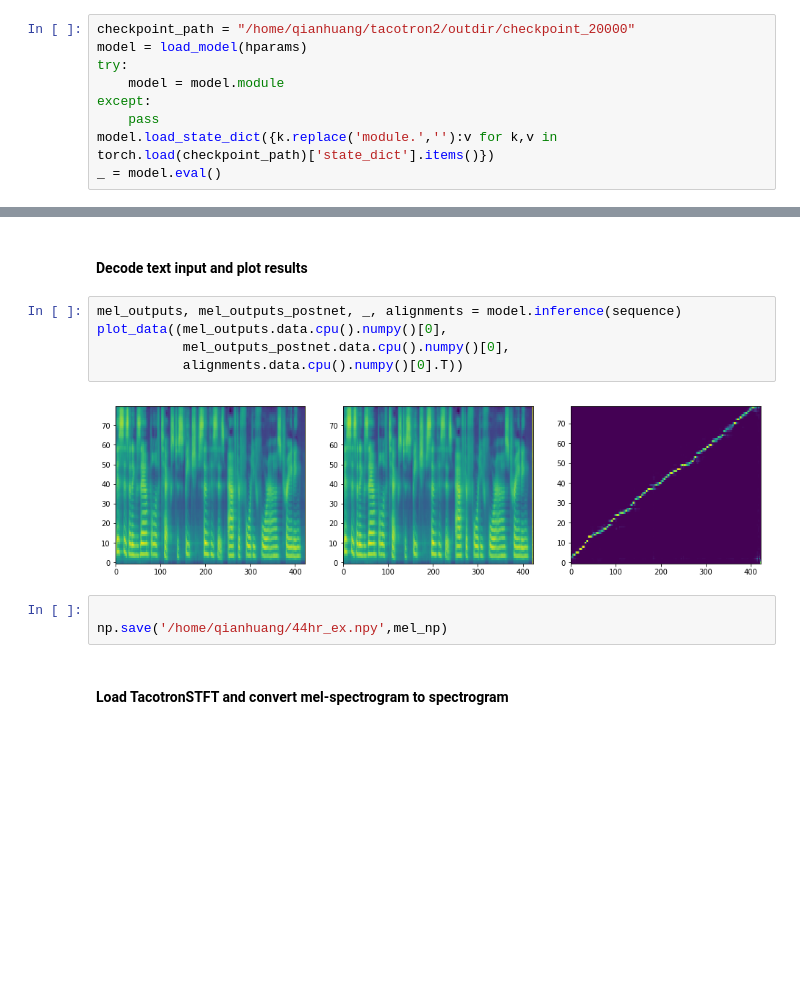
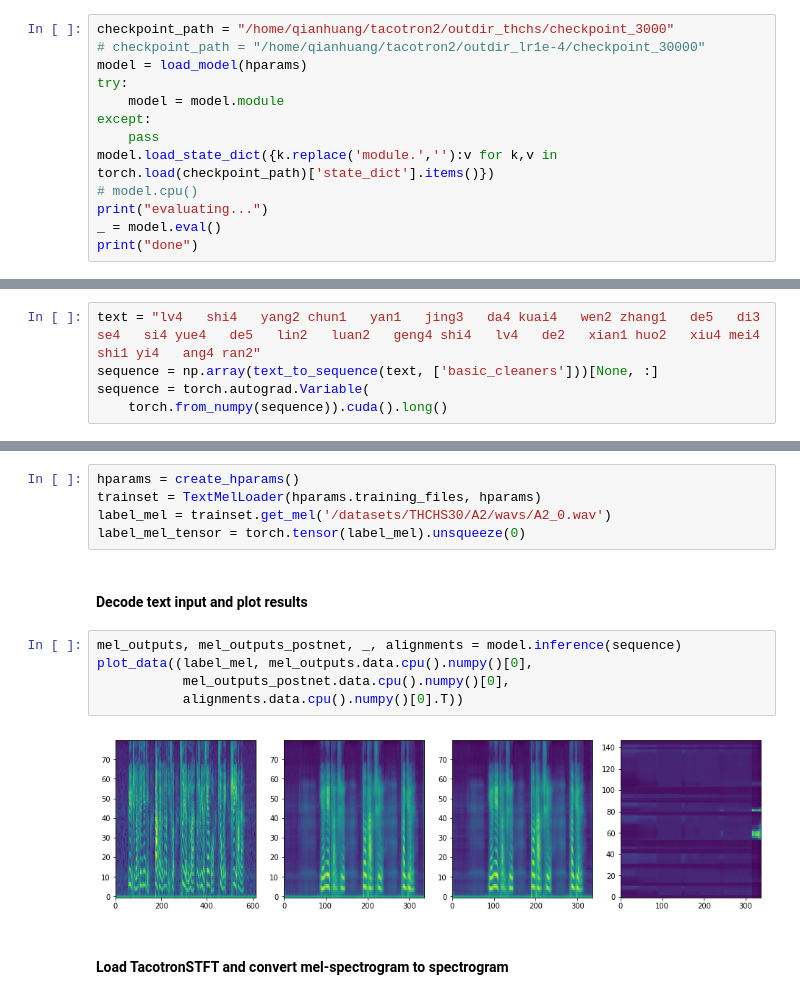
Before and after one commit to q-hwang/tacotron2, a Jupyter notebook: inference.ipynb, the cells around one changed output, grey strips where cells are left out. Drawn from its saved outputs; the diff is of its cells as text; blank space fills up the shorter version.

Commit message:
fix for using pinyin as text

```diff
--- a/inference.ipynb
+++ b/inference.ipynb
@@ -42,11 +60,15 @@ INFO:tensorflow:Parsing command line hparams: distributed_run=False,mask_padding
 # %% [markdown]
 #### Load model from checkpoint
 # %%
-checkpoint_path = "/home/qianhuang/tacotron2/outdir/checkpoint_20000"
+checkpoint_path = "/home/qianhuang/tacotron2/outdir_thchs/checkpoint_3000"
+# checkpoint_path = "/home/qianhuang/tacotron2/outdir_lr1e-4/checkpoint_30000"
 model = load_model(hparams)
 try:
     model = model.module
 except:
     pass
 model.load_state_dict({k.replace('module.',''):v for k,v in torch.load(checkpoint_path)['state_dict'].items()})
+# model.cpu()
+print("evaluating...")
 _ = model.eval()
+print("done")
@@ -59,0 +80,5 @@ sequence = torch.autograd.Variable(
+# %%
+text = "lv4   shi4   yang2 chun1   yan1   jing3   da4 kuai4   wen2 zhang1   de5   di3 se4   si4 yue4   de5   lin2   luan2   geng4 shi4   lv4   de2   xian1 huo2   xiu4 mei4   shi1 yi4   ang4 ran2"
+sequence = np.array(text_to_sequence(text, ['basic_cleaners']))[None, :]
+sequence = torch.autograd.Variable(
+    torch.from_numpy(sequence)).cuda().long()
@@ -60,15 +91,17 @@ sequence = torch.autograd.Variable(
+# %%
+hparams = create_hparams()
+trainset = TextMelLoader(hparams.training_files, hparams)
+label_mel = trainset.get_mel('/datasets/THCHS30/A2/wavs/A2_0.wav')
+label_mel_tensor = torch.tensor(label_mel).unsqueeze(0)
 # %% [markdown]
 #### Decode text input and plot results
 # %%
 mel_outputs, mel_outputs_postnet, _, alignments = model.inference(sequence)
-plot_data((mel_outputs.data.cpu().numpy()[0],
+plot_data((label_mel, mel_outputs.data.cpu().numpy()[0],
            mel_outputs_postnet.data.cpu().numpy()[0],
            alignments.data.cpu().numpy()[0].T))
 # %% [output]
-[figure, old version]
+[figure, new version]
-# %%
-
-np.save('/home/qianhuang/44hr_ex.npy',mel_np)
 # %% [markdown]
 #### Load TacotronSTFT and convert mel-spectrogram to spectrogram
 # %%
```
Also changed, not shown: parts of 6 cells of this notebook, 2 other files.
